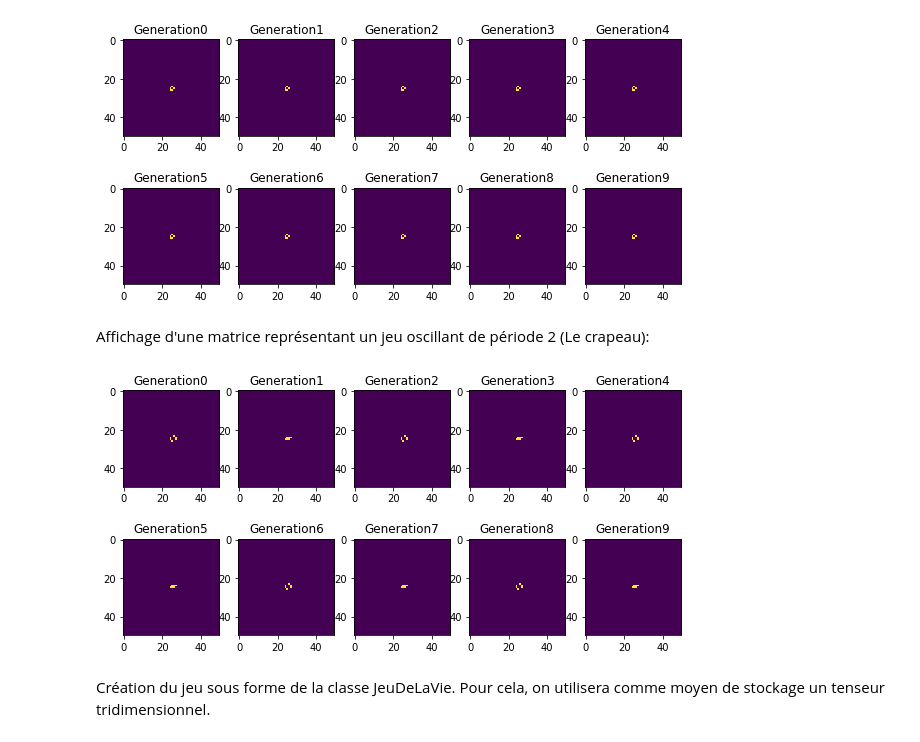
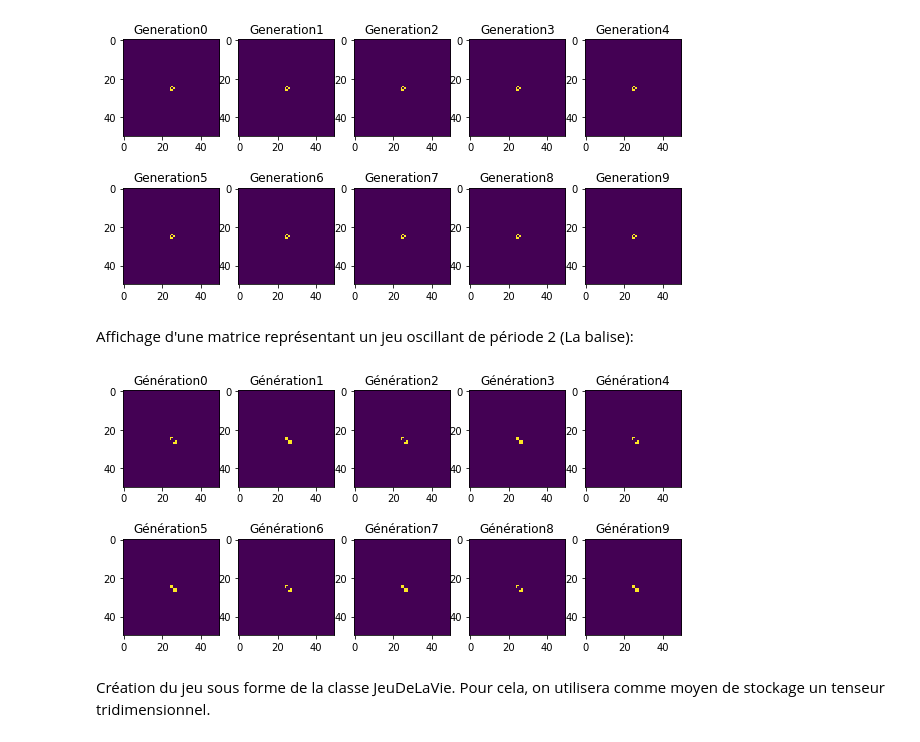
Before and after one commit to selenaiskounen/Jeu_de_la_vie, a Jupyter notebook: HMMA238_TP_selenaiskounen.ipynb, the cells around one changed output. Cells and saved outputs as stored; diff of their text form; code cells hidden in the pictures.

```diff
--- a/HMMA238_TP_selenaiskounen.ipynb
+++ b/HMMA238_TP_selenaiskounen.ipynb
@@ -127,10 +125,11 @@ print(nb_vect)
 Defini comme suit, nb_vect signifie que l'on ne s'interesse pas au bord du vecteur mais uniquement à ce qui ce passe entre le deuxième et l'avant dernier élément de ce vecteur.
 # %% [markdown]
 Definition de la fonction calcul_nb_voisins_np:
-# %%
-def calcul_nb_voisins_np(Z):
-    Z=np.array(Z)
-    nb_voisins_np=np.zeros(Z.shape)
-    nb_voisins_np[1:-1,1:-1] +=Z[1:-1,:-2] + Z[:-2,:-2]+ Z[:-2,2:] + Z[2:,2:] + Z[2:,:-2] + Z[1:-1,2:] + Z[:-2,1:-1] + Z[2:,1:-1]
-    return(nb_voisins_np)
+# %%
+import numpy as np
+def calcul_nb_voisins_np(mat):
+    nb_voisins = np.zeros(mat.shape)
+    nb_voisins[1:-1, 1:-1] = mat[:-2, :-2] + mat[1:-1, :-2] + mat[2:, :-2] + \
+        mat[:-2, 1:-1] + mat[2:, 1:-1] + mat[:-2, 2:] + mat[1:-1, 2:] + mat[2:, 2:]
+    return(nb_voisins)
 # %% [markdown]
@@ -159,15 +158,15 @@ On remarque que le résultat obtenu est identique à celui obtenu sans numpy.
 Définition de la fonction  iteration_jeu_np:
 # %%
 def iteration_jeu_np(Z):
-    Z=np.array(Z)# on reprend le même code que précédement avec comme Z une matrice
+
     forme=Z.shape
-    N=calcul_nb_voisins_np(Z) # le nombre de cellule voisines défini précédement pour Z array
+    N=calcul_nb_voisins_np(Z)  # le nombre de cellule voisines défini précédement pour Z array
     for x in range(1,forme[0]-1):
         for y in range(1,forme[1]-1):
             if Z[x][y]==1 and(N[x][y]<2 or N[x][y]>3):
                 Z[x][y]=0
             elif Z[x][y]==0 and N[x][y]==3:
-                Z[x][y]=1
+                 Z[x][y]=1
     return Z
 # %% [markdown]
 Application de la fonction iteration_jeu_np à Z:
@@ -276,20 +301,17 @@ for i in range (10):
 # %% [output]
 [figure]
 # %% [markdown]
-Affichage d'une matrice représentant un jeu oscillant de période 2 (Le crapeau):
+Affichage d'une matrice représentant un jeu oscillant de période 2 (La balise):
 # %%
-import matplotlib.pyplot as plt
-import numpy as np
-M = np.zeros((50,50))
-M[24,25] = M[25,25] = M[25,26] = M[25,24]=M[24,26]=M[24,27]=1
+M=np.zeros((50,50))
+M[24,24]=M[25,24]=M[25,25]=M[24,25]=M[26,26]=M[27,26]=M[27,27]=M[26,27]=1
 plt.figure(figsize=(10,5))
 for i in range(10):
     plt.subplot(2,5,i+1)
     plt.imshow(iteration_jeu_np(M))
-    M=iteration_jeu_np(M)
-    plt.title("Generation" + str(i))
+    plt.title("Génération" + str(i))
 # %% [output]
-[figure, old version]
+[figure, new version]
 # %% [markdown]
 Création du jeu sous forme de la classe JeuDeLaVie. Pour cela, on utilisera comme moyen de stockage un tenseur tridimensionnel.
 # %%
```
Also changed, not shown: parts of 18 cells of this notebook.
